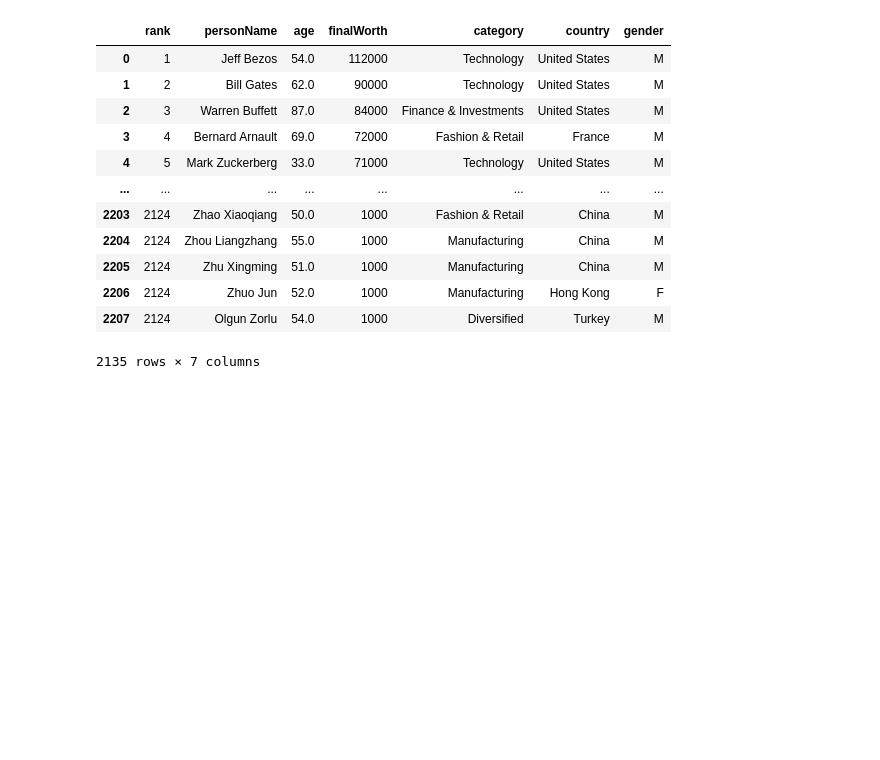
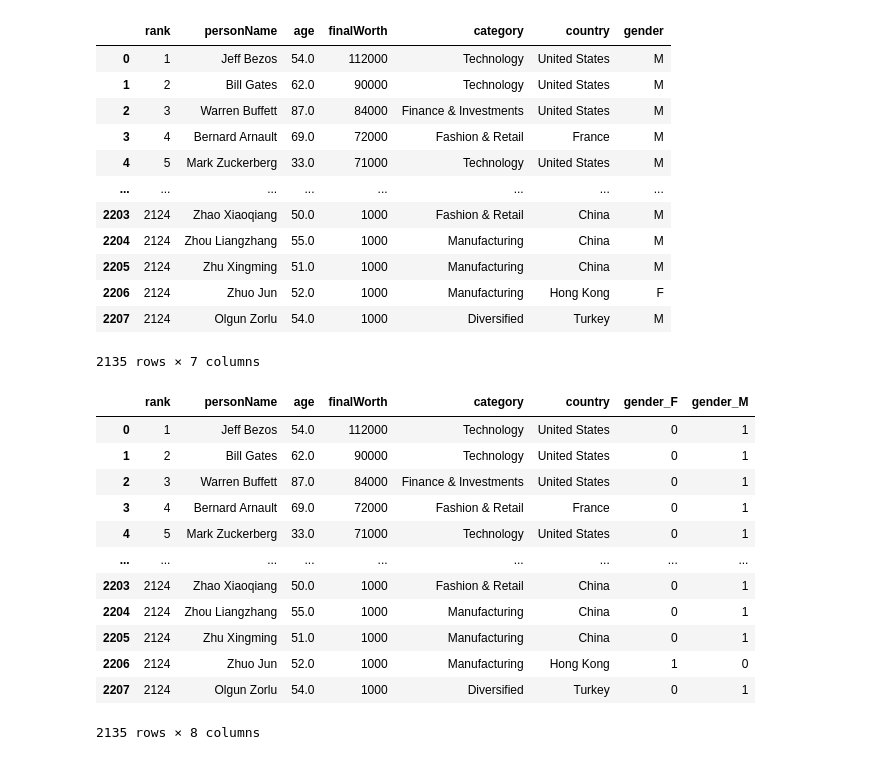
Before and after one commit to SEngel23/Billionaire_Analysis, a Jupyter notebook: cleaning_data_2018.ipynb, the cells around one changed output. Cells and saved outputs as stored; diff of their text form; code cells hidden in the pictures; blank space fills up the shorter version.

Commit message:
Encoded columns to numerical values

```diff
--- a/cleaning_data_2018.ipynb
+++ b/cleaning_data_2018.ipynb
@@ -165,3 +165,22 @@ df_cleaned.drop_duplicates()
 | 2206 | 2124 | Zhuo Jun | 52.0 | 1000 | Manufacturing | Hong Kong | F |
 | 2207 | 2124 | Olgun Zorlu | 54.0 | 1000 | Diversified | Turkey | M |
 2135 rows × 7 columns
+# %%
+# Encoding gender to numerical binary values in cleaned dataframe. This will split the gender column into seperate columns on for female and one for male
+# 0=false and 1=true
+df_cleaned = pd.get_dummies(df_cleaned, columns=["gender"])
+df_cleaned
+# %% [output]
+|  | rank | personName | age | finalWorth | category | country | gender_F | gender_M |
+| 0 | 1 | Jeff Bezos | 54.0 | 112000 | Technology | United States | 0 | 1 |
+| 1 | 2 | Bill Gates | 62.0 | 90000 | Technology | United States | 0 | 1 |
+| 2 | 3 | Warren Buffett | 87.0 | 84000 | Finance & Investments | United States | 0 | 1 |
+| 3 | 4 | Bernard Arnault | 69.0 | 72000 | Fashion & Retail | France | 0 | 1 |
+| 4 | 5 | Mark Zuckerberg | 33.0 | 71000 | Technology | United States | 0 | 1 |
+| ... | ... | ... | ... | ... | ... | ... | ... | ... |
+| 2203 | 2124 | Zhao Xiaoqiang | 50.0 | 1000 | Fashion & Retail | China | 0 | 1 |
+| 2204 | 2124 | Zhou Liangzhang | 55.0 | 1000 | Manufacturing | China | 0 | 1 |
+| 2205 | 2124 | Zhu Xingming | 51.0 | 1000 | Manufacturing | China | 0 | 1 |
+| 2206 | 2124 | Zhuo Jun | 52.0 | 1000 | Manufacturing | Hong Kong | 1 | 0 |
+| 2207 | 2124 | Olgun Zorlu | 54.0 | 1000 | Diversified | Turkey | 0 | 1 |
+2135 rows × 8 columns
```
Also changed, not shown: parts of 8 cells of this notebook, 1 other file.
